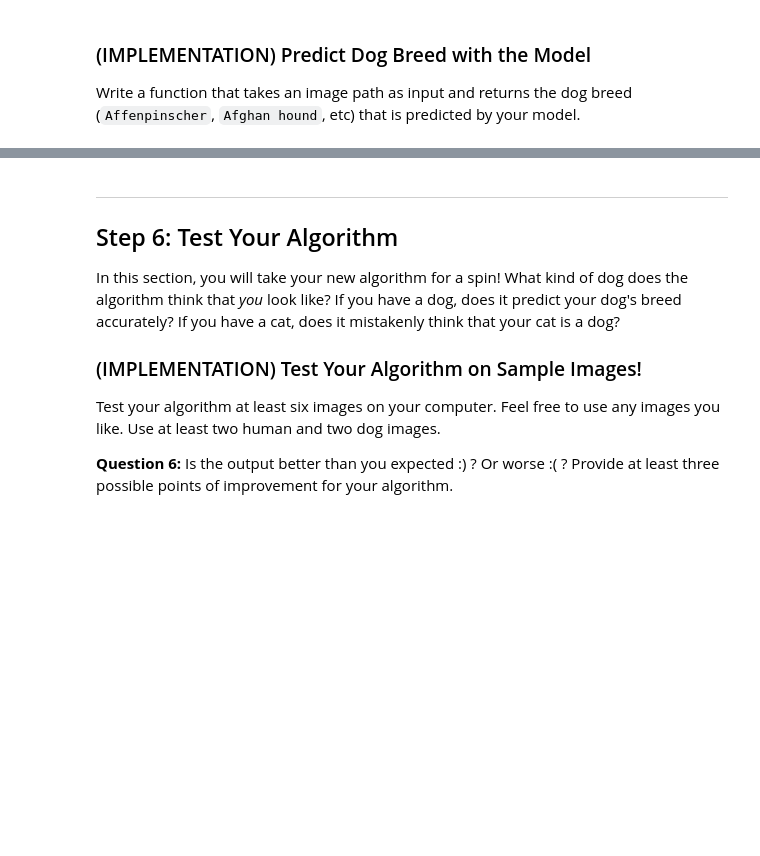
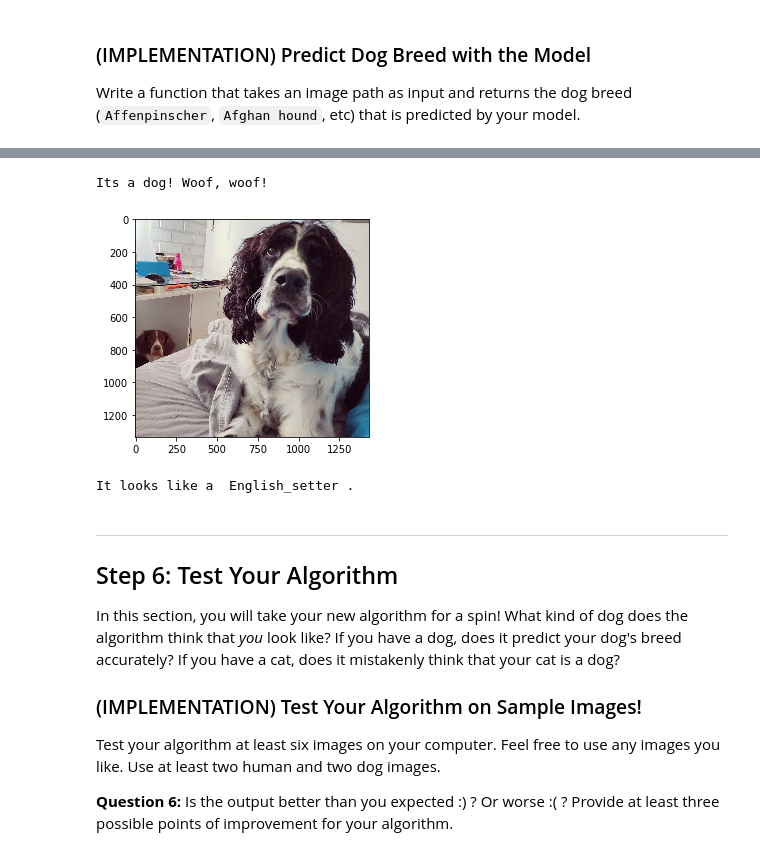
Before and after one commit to wwooster/dog-breed-detection, a Jupyter notebook: dog_app.ipynb, the cells around one changed output, grey strips where cells are left out. Drawn from its saved outputs; the diff is of its cells as text; code cells hidden in the pictures; blank space fills up the shorter version.

```diff
--- a/dog_app.ipynb
+++ b/dog_app.ipynb
@@ -954,28 +1044,33 @@ print(predict_breed_transfer('/data/dog_images/train/103.Mastiff/Mastiff_06833.j
 # %%
 ### TODO: Write your algorithm.
 ### Feel free to use as many code cells as needed.
 
 def run_app(img_path, model_transfer, class_name):
     if dog_detector(img_path):
         print("Its a dog! Woof, woof!")
     elif face_detector(img_path):
-        print("Is a human! Yadda, yadda, yadda!")
+        print("Its a human! Yadda, yadda, yadda!")
     else:
         print("Its an error: cats are forbidden as output. Miau, miau!")
         predict_breed_transfer(img_path, model_transfer, class_name)
 
     img = cv2.imread(img_path)
 
-    plt.imshow(img)
+    cv_rgb = cv2.cvtColor(img, cv2.COLOR_BGR2RGB)
+    plt.imshow(cv_rgb)
     plt.show()
 
     return predict_breed_transfer(img_path, model_transfer, class_name)
 
 
 output = run_app("piccola.jpg", model_transfer, class_name)
 
 if output:
     print("It looks like a ", output, ".")
+# %% [output]
+Its a dog! Woof, woof!
+[figure, added]
+It looks like a  English_setter .
 # %% [markdown]
 ---
 <a id='step6'></a>
```
Also changed, not shown: parts of 16 cells of this notebook, 4 other files.
